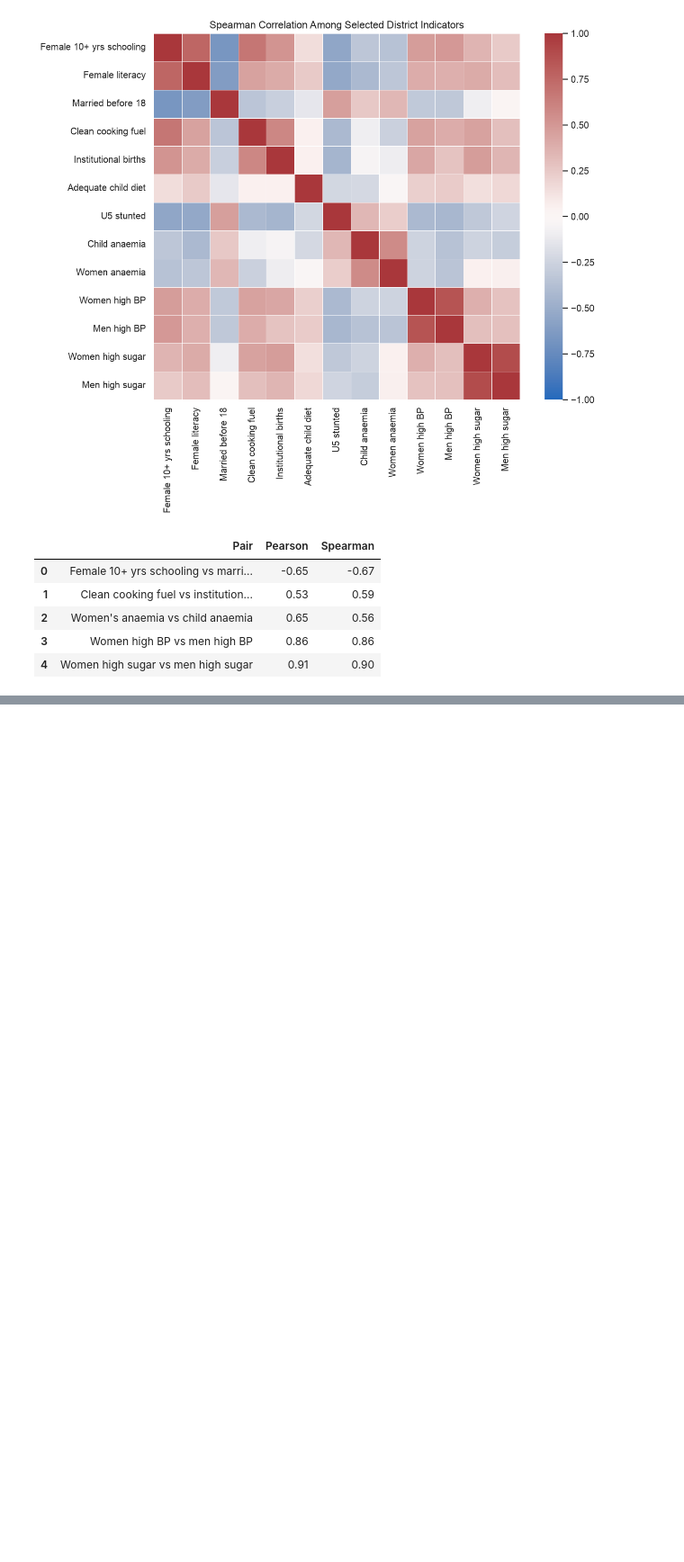
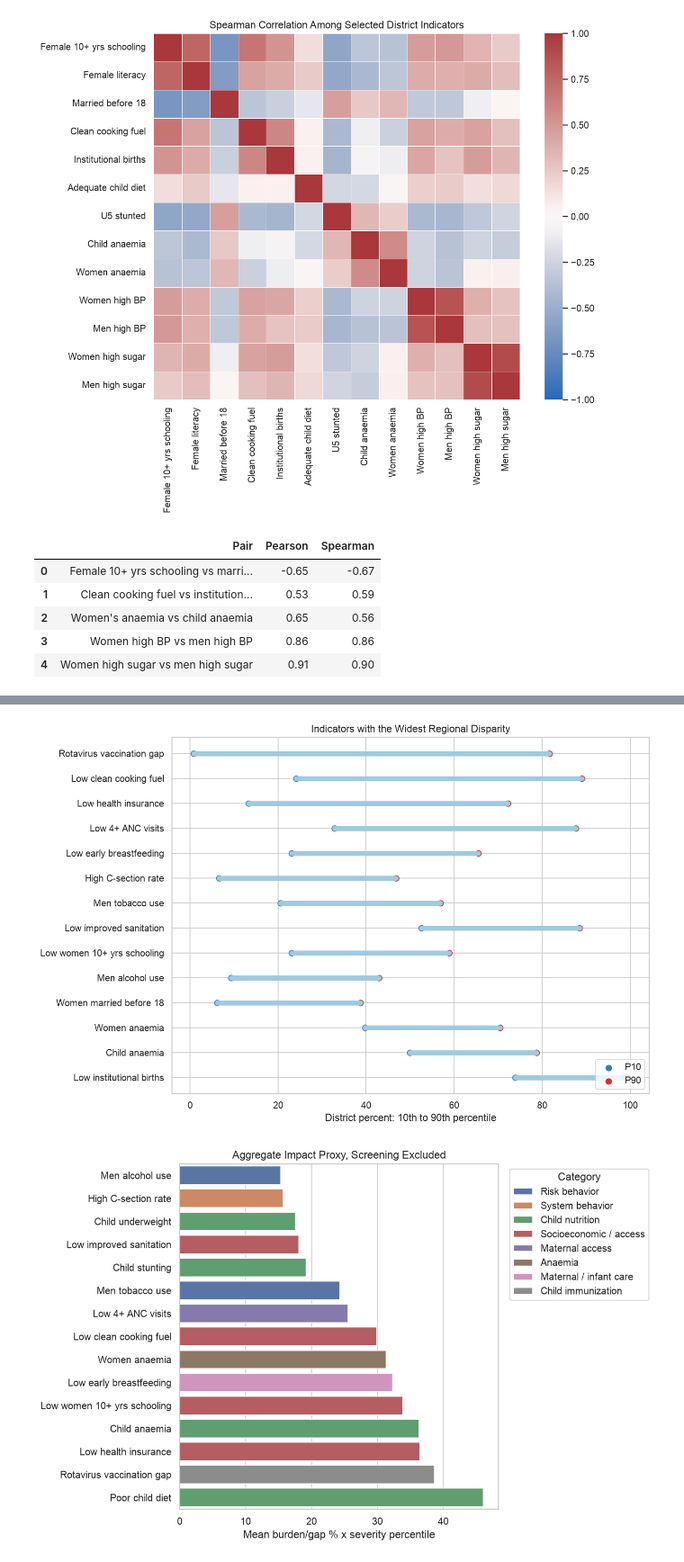
Before and after one commit to stevenybuilder/databricks-hack-medical-desert-challenge, a Jupyter notebook: output/jupyter-notebook/health_indicators_dataset_summary.ipynb, the cells around one changed output, grey strips where cells are left out. Shown at 90% size. Saved outputs shown, nothing was run; the diff lists cells and outputs as text; code cells hidden in the pictures; blank space fills up the shorter version.

```diff
--- a/output/jupyter-notebook/health_indicators_dataset_summary.ipynb
+++ b/output/jupyter-notebook/health_indicators_dataset_summary.ipynb
@@ -1345,0 +818,35 @@ follow-up programs are likely to matter after the first visit.
+# %%
+spread_plot = disparity_summary.sort_values("p90_p10_spread", ascending=False).head(14).copy()
+spread_plot = spread_plot.sort_values("p90_p10_spread", ascending=True)
+
+fig, ax = plt.subplots(figsize=(10.5, 7.0))
+for _, row in spread_plot.iterrows():
+    ax.plot([row["p10"], row["p90"]], [row["condition_or_factor"], row["condition_or_factor"]], color="#9ecae1", linewidth=6)
+    ax.scatter(row["p10"], row["condition_or_factor"], color="#3182bd", s=45, label="P10" if "P10" not in ax.get_legend_handles_labels()[1] else "")
+    ax.scatter(row["p90"], row["condition_or_factor"], color="#de2d26", s=45, label="P90" if "P90" not in ax.get_legend_handles_labels()[1] else "")
+ax.set_title("Indicators with the Widest Regional Disparity")
+ax.set_xlabel("District percent: 10th to 90th percentile")
+ax.set_ylabel("")
+ax.legend(loc="lower right")
+plt.tight_layout()
+plt.show()
+
+fig, ax = plt.subplots(figsize=(10, 6.5))
+impact_plot = impact_summary.head(15).sort_values("impact_proxy", ascending=True)
+sns.barplot(
+    data=impact_plot,
+    y="condition_or_factor",
+    x="impact_proxy",
+    hue="category",
+    dodge=False,
+    ax=ax,
+)
+ax.set_title("Aggregate Impact Proxy, Screening Excluded")
+ax.set_xlabel("Mean burden/gap % x severity percentile")
+ax.set_ylabel("")
+ax.legend(title="Category", bbox_to_anchor=(1.02, 1), loc="upper left")
+plt.tight_layout()
+plt.show()
+# %% [output]
+[figure, added]
+[figure, added]
```
Also changed, not shown: parts of 30 cells of this notebook, 54 other files.
